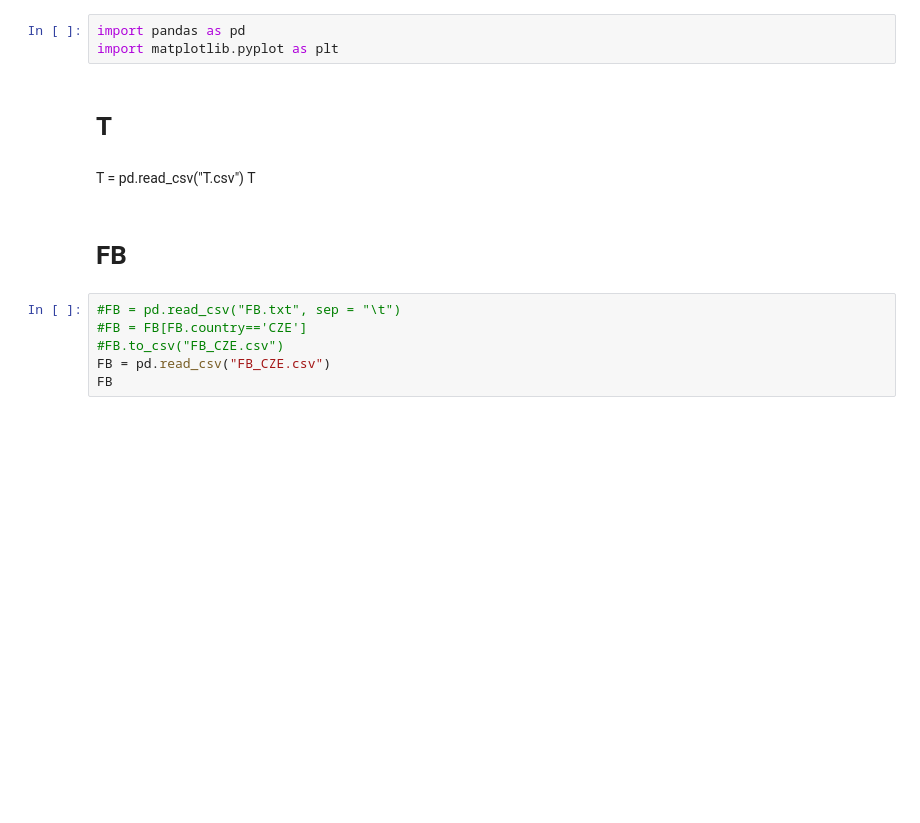
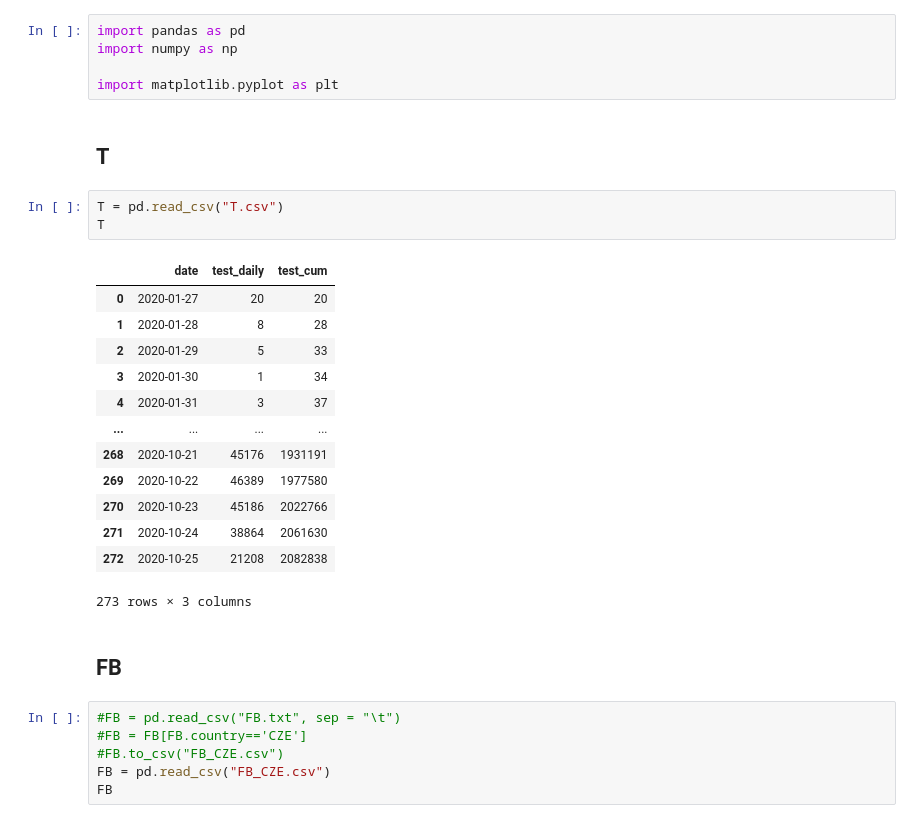
Before and after one commit to vojtechherrmann/2020EpidemiologicModelCZ, a Jupyter notebook: data/Data Load.ipynb, the cells around one changed output. Saved outputs shown, nothing was run; the diff lists cells and outputs as text; blank space fills up the shorter version.

```diff
--- a/data/Data Load.ipynb
+++ b/data/Data Load.ipynb
@@ -1,13 +1,29 @@
 # %%
 import pandas as pd
+import numpy as np
+
 import matplotlib.pyplot as plt
 # %% [markdown]
-# T
+## T
-# %% [markdown]
-T = pd.read_csv("T.csv")
-T
+# %%
+T = pd.read_csv("T.csv")
+T
+# %% [output]
+|  | date | test_daily | test_cum |
+| 0 | 2020-01-27 | 20 | 20 |
+| 1 | 2020-01-28 | 8 | 28 |
+| 2 | 2020-01-29 | 5 | 33 |
+| 3 | 2020-01-30 | 1 | 34 |
+| 4 | 2020-01-31 | 3 | 37 |
+| ... | ... | ... | ... |
+| 268 | 2020-10-21 | 45176 | 1931191 |
+| 269 | 2020-10-22 | 46389 | 1977580 |
+| 270 | 2020-10-23 | 45186 | 2022766 |
+| 271 | 2020-10-24 | 38864 | 2061630 |
+| 272 | 2020-10-25 | 21208 | 2082838 |
+273 rows × 3 columns
 # %% [markdown]
-# FB
+## FB
 # %%
 #FB = pd.read_csv("FB.txt", sep = "\t")
 #FB = FB[FB.country=='CZE']
```
Also changed, not shown: parts of 12 cells of this notebook.
